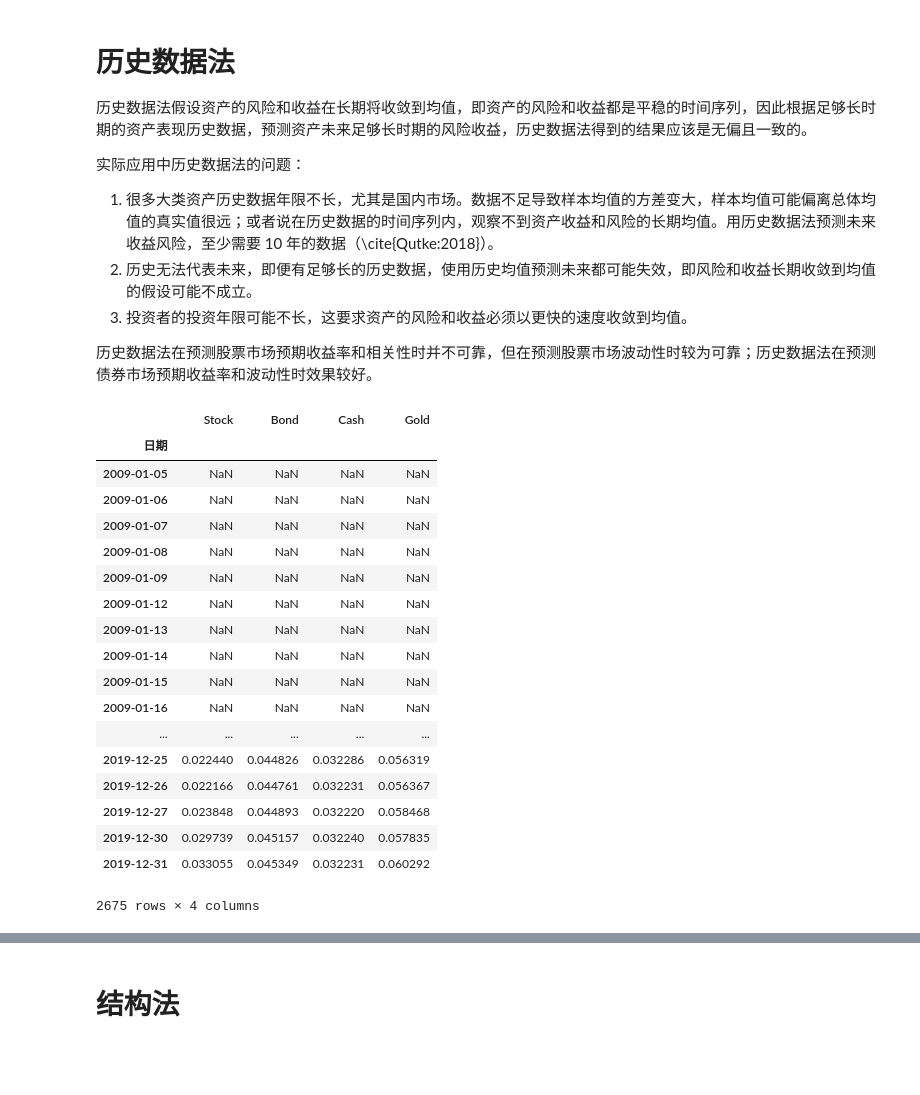
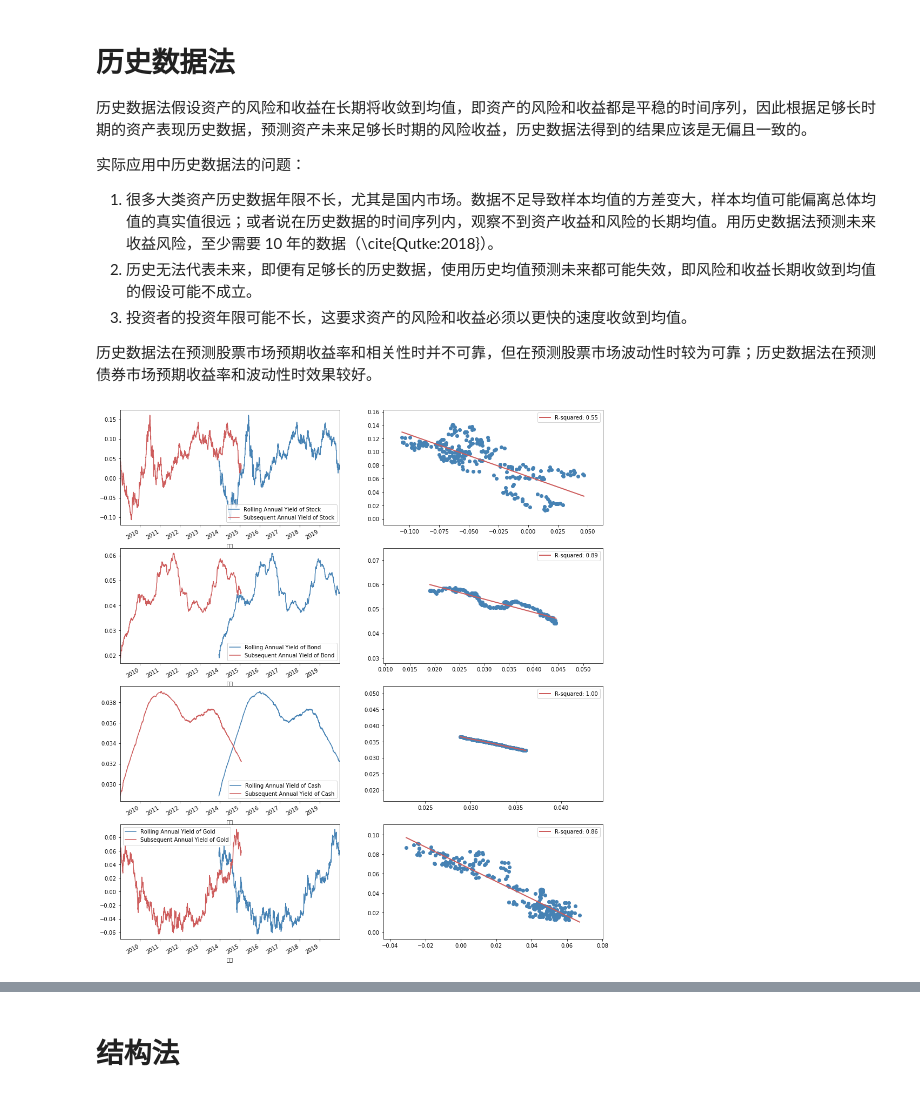
Before and after one commit to pyzeon/Research-2, a Jupyter notebook: 资产配置/资本市场假设.ipynb, the cells around one changed output, grey strips where cells are left out. Saved outputs shown, nothing was run; the diff lists cells and outputs as text; code cells hidden in the pictures; blank space fills up the shorter version.

```diff
--- a/资产配置/资本市场假设.ipynb
+++ b/资产配置/资本市场假设.ipynb
@@ -4,14 +4,22 @@
 每类资产都用一个指数代表，即假设被动式、买入持有的投资方式，所有股息和利息都再投资，没有交易成本和其他费用，也没有任何额外收益。
 # %%
 # 读取资产价格数据
-import warnings
-warnings.filterwarnings("ignore")
+import datetime as dt
 
 import numpy as np
 import pandas as pd
 
-AssetPrice = pd.read_csv("./csv/AssetPrice0.csv", index_col=0, header=0, parse_dates=True, infer_datetime_format=True, encoding="utf-8")
+import QuantStudio.api as QS
+
+JYDB = QS.FactorDB.JYDB()
+JYDB.connect()
+FT = JYDB.getTable("指数行情")
+
+DTs = FT.getDateTime(start_dt=dt.datetime(2009, 1, 1), end_dt=dt.datetime(2020, 4, 30))
+AssetPrice = FT.readData(factor_names=["收盘价(元-点)"], ids=["000300.SH", "H11001", "H11025", "AUCI.SHF"], dts=DTs).iloc[0]
 AssetPrice = AssetPrice.rename(columns={"000300.SH": "Stock", "H11001": "Bond", "H11025": "Cash", "AUCI.SHF": "Gold"})
+AssetPrice.columns.name = None
+
 (AssetPrice / AssetPrice.iloc[0]).plot(figsize=(16, 8));
 # %% [output]
 [figure]
@@ -74,24 +75,0 @@ RollingAnnualReturn = AssetReturn.rolling(window=Window).apply(lambda x: (1+x).p
-# %%
-# 滚动历史波动率和未来波动率对比，回归，（月度收益波动率），TODO
-Window = 240*5
-RollingAnnualReturn = AssetReturn.rolling(window=Window).apply(lambda x: (1+x).prod()**(240/Window)-1)
-# %% [output]
-|  | Stock | Bond | Cash | Gold |
-| 日期 |  |  |  |  |
-| 2009-01-05 | NaN | NaN | NaN | NaN |
-| 2009-01-06 | NaN | NaN | NaN | NaN |
-| 2009-01-07 | NaN | NaN | NaN | NaN |
-| 2009-01-08 | NaN | NaN | NaN | NaN |
-| 2009-01-09 | NaN | NaN | NaN | NaN |
-| 2009-01-12 | NaN | NaN | NaN | NaN |
-| 2009-01-13 | NaN | NaN | NaN | NaN |
-| 2009-01-14 | NaN | NaN | NaN | NaN |
-| 2009-01-15 | NaN | NaN | NaN | NaN |
-| 2009-01-16 | NaN | NaN | NaN | NaN |
-| ... | ... | ... | ... | ... |
-| 2019-12-25 | 0.022440 | 0.044826 | 0.032286 | 0.056319 |
-| 2019-12-26 | 0.022166 | 0.044761 | 0.032231 | 0.056367 |
-| 2019-12-27 | 0.023848 | 0.044893 | 0.032220 | 0.058468 |
-| 2019-12-30 | 0.029739 | 0.045157 | 0.032240 | 0.057835 |
-| 2019-12-31 | 0.033055 | 0.045349 | 0.032231 | 0.060292 |
-2675 rows × 4 columns
@@ -101,0 +76,29 @@ RollingAnnualReturn = AssetReturn.rolling(window=Window).apply(lambda x: (1+x).p
+# %%
+# 滚动历史收益和未来收益
+Window = 240*5
+RollingAnnualReturn = pd.DataFrame(index=AssetReturn.index, columns=AssetReturn.columns)
+SubsequentAnnualReturn = pd.DataFrame(index=AssetReturn.index, columns=AssetReturn.columns)
+for i in range(AssetReturn.shape[0]):
+    if i>=Window-1:
+        RollingAnnualReturn.iloc[i] = (AssetReturn.iloc[i-Window+1:i+1] + 1).prod() ** (240/Window) - 1
+    if i<=AssetReturn.shape[0]-Window-1:
+        SubsequentAnnualReturn.iloc[i] = (AssetReturn.iloc[i+1:i+Window+1] + 1).prod() ** (240/Window) - 1
+
+import statsmodels.api as sm
+import matplotlib.pyplot as plt
+Fig, Axes = plt.subplots(RollingAnnualReturn.shape[1], 2, figsize=(16, 5*RollingAnnualReturn.shape[1]))
+for i in range(RollingAnnualReturn.shape[1]):
+    RollingAnnualReturn.iloc[:, i].plot(kind="line", ax=Axes[i, 0], color="steelblue", label="Rolling Annual Yield of "+RollingAnnualReturn.columns[i]);
+    SubsequentAnnualReturn.iloc[:, i].plot(kind="line", ax=Axes[i, 0], color="indianred", label="Subsequent Annual Yield of "+SubsequentAnnualReturn.columns[i]);
+    Axes[i, 0].legend(loc="best")
+    xData, yData = RollingAnnualReturn.iloc[:, i].values.astype(float), SubsequentAnnualReturn.iloc[:, i].values.astype(float)
+    Mask = (pd.notnull(xData) & pd.notnull(yData))
+    xData, yData = xData[Mask], yData[Mask]
+    if xData.shape[0]==0: continue
+    Axes[i, 1].scatter(xData, yData, color="steelblue");
+    iRslt = sm.OLS(yData, sm.add_constant(xData, prepend=True), missing="drop").fit()
+    xData.sort()
+    Axes[i, 1].plot(xData, iRslt.params[0]+iRslt.params[1]*xData, color="indianred", linewidth=2, label=("R-squared: %.2f" % iRslt.rsquared));
+    Axes[i, 1].legend(loc="best")
+# %% [output]
+[figure, added]
```
Also changed, not shown: parts of 14 cells of this notebook, 1 other file.
